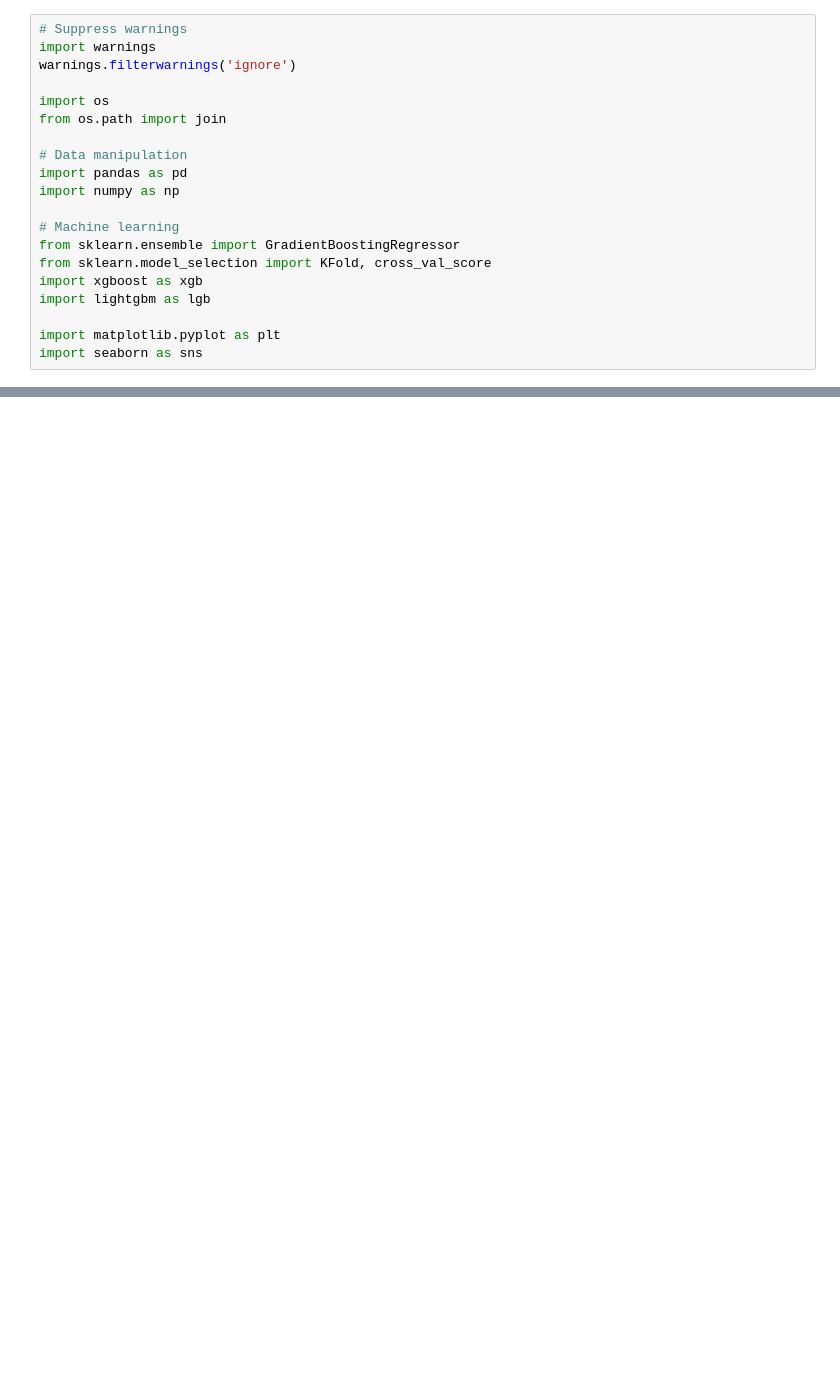
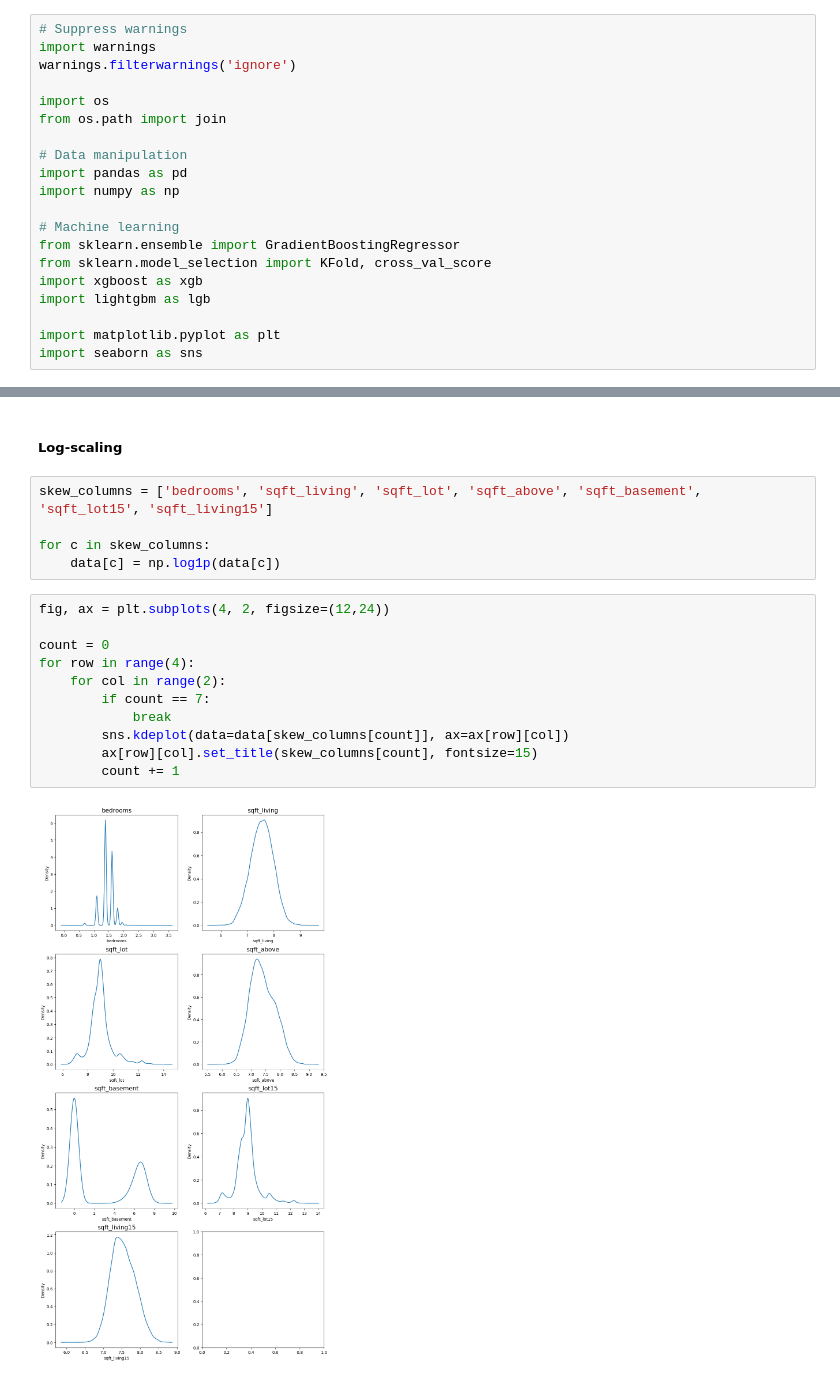
Before and after one commit to jylee2033/ML_KaKR, a Jupyter notebook: week1.ipynb, the cells around one changed output, grey strips where cells are left out. Drawn from its saved outputs; the diff is of its cells as text; blank space fills up the shorter version.

```diff
--- a/week1.ipynb
+++ b/week1.ipynb
@@ -262,0 +187,20 @@ test_preds.to_csv(os.path.join(output_dir, 'output.csv'), index=False)
+# %% [markdown]
+##### Log-scaling
+# %%
+skew_columns = ['bedrooms', 'sqft_living', 'sqft_lot', 'sqft_above', 'sqft_basement', 'sqft_lot15', 'sqft_living15']
+
+for c in skew_columns:
+    data[c] = np.log1p(data[c])
+# %%
+fig, ax = plt.subplots(4, 2, figsize=(12,24))
+
+count = 0
+for row in range(4):
+    for col in range(2):
+        if count == 7:
+            break
+        sns.kdeplot(data=data[skew_columns[count]], ax=ax[row][col])
+        ax[row][col].set_title(skew_columns[count], fontsize=15)
+        count += 1
+# %% [output]
+[figure, added]
```
Also changed, not shown: parts of 51 cells of this notebook.
